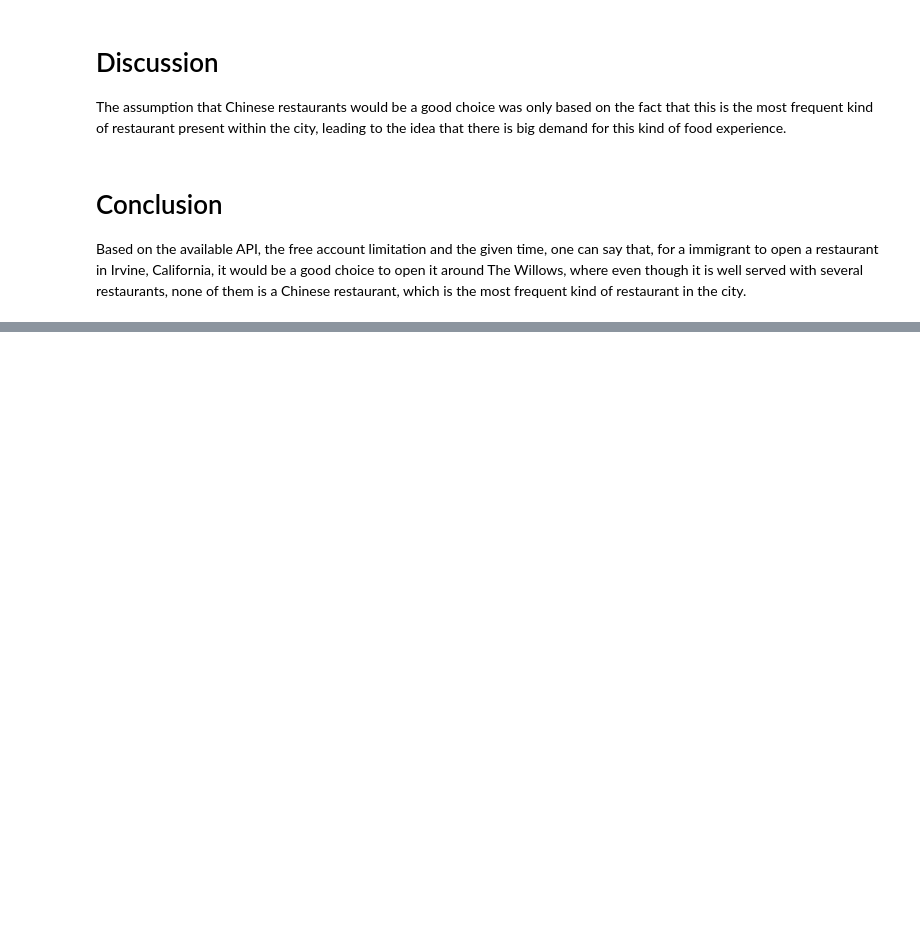
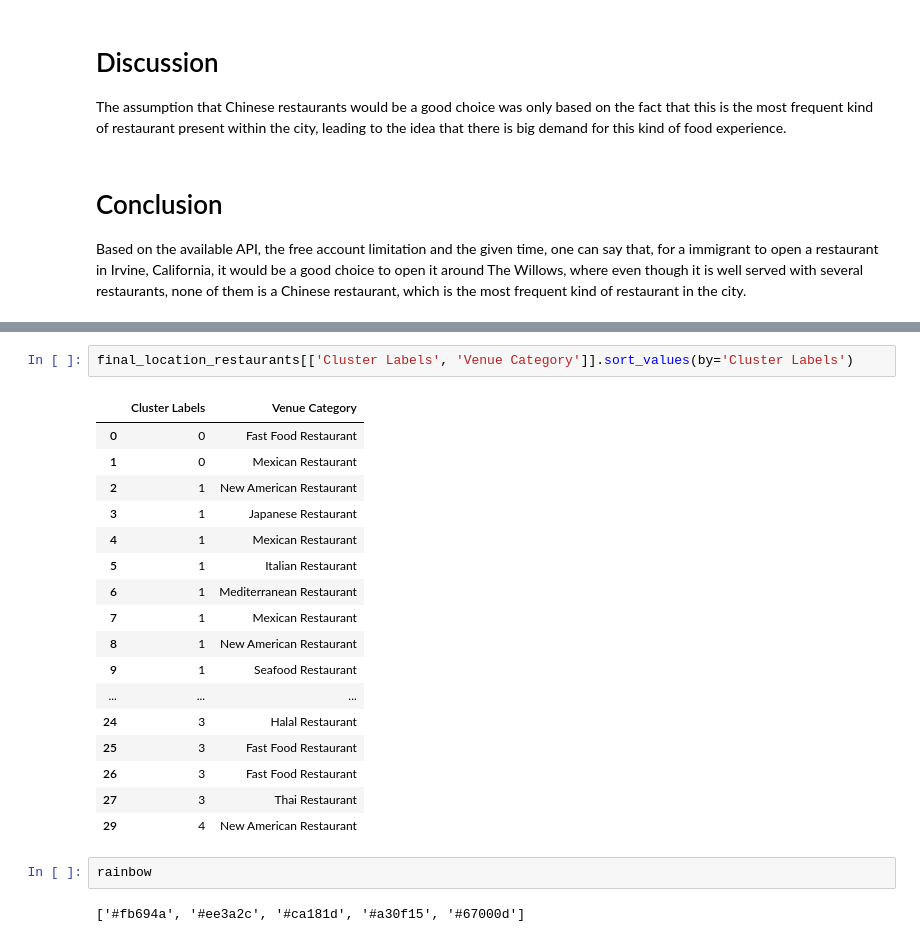
Before and after one commit to filipediniz/Coursera_Capstone, a Jupyter notebook: Week4.ipynb, the cells around one changed output, grey strips where cells are left out. Drawn from its saved outputs; the diff is of its cells as text; blank space fills up the shorter version.

```diff
--- a/Week4.ipynb
+++ b/Week4.ipynb
@@ -614,0 +711,24 @@ irvine_venues[(irvine_venues['Neighborhood'] == 'The Willows') & (irvine_venues[
+# %%
+final_location_restaurants[['Cluster Labels', 'Venue Category']].sort_values(by='Cluster Labels')
+# %% [output]
+|  | Cluster Labels | Venue Category |
+| 0 | 0 | Fast Food Restaurant |
+| 1 | 0 | Mexican Restaurant |
+| 2 | 1 | New American Restaurant |
+| 3 | 1 | Japanese Restaurant |
+| 4 | 1 | Mexican Restaurant |
+| 5 | 1 | Italian Restaurant |
+| 6 | 1 | Mediterranean Restaurant |
+| 7 | 1 | Mexican Restaurant |
+| 8 | 1 | New American Restaurant |
+| 9 | 1 | Seafood Restaurant |
+| ... | ... | ... |
+| 24 | 3 | Halal Restaurant |
+| 25 | 3 | Fast Food Restaurant |
+| 26 | 3 | Fast Food Restaurant |
+| 27 | 3 | Thai Restaurant |
+| 29 | 4 | New American Restaurant |
+# %%
+rainbow
+# %% [output]
+['#fb694a', '#ee3a2c', '#ca181d', '#a30f15', '#67000d']
```
Also changed, not shown: parts of 25 cells of this notebook.
